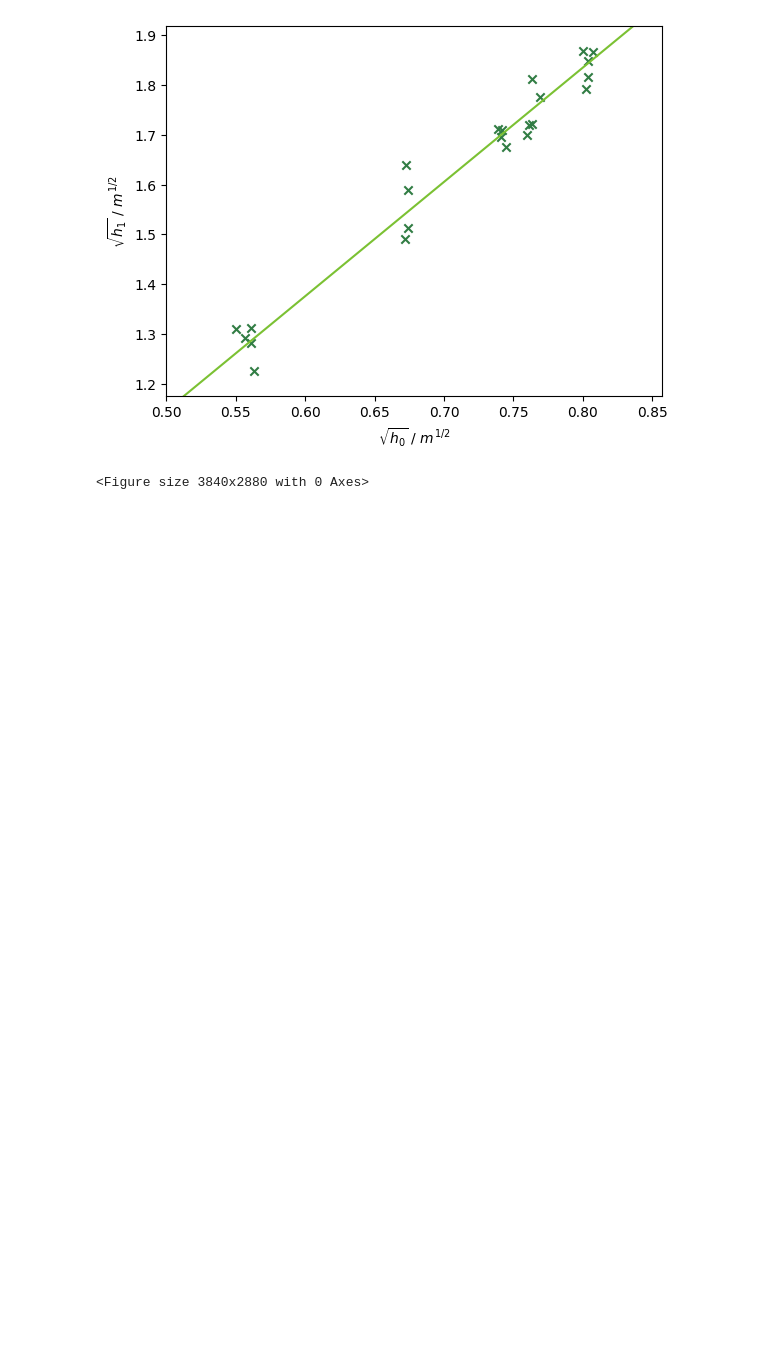
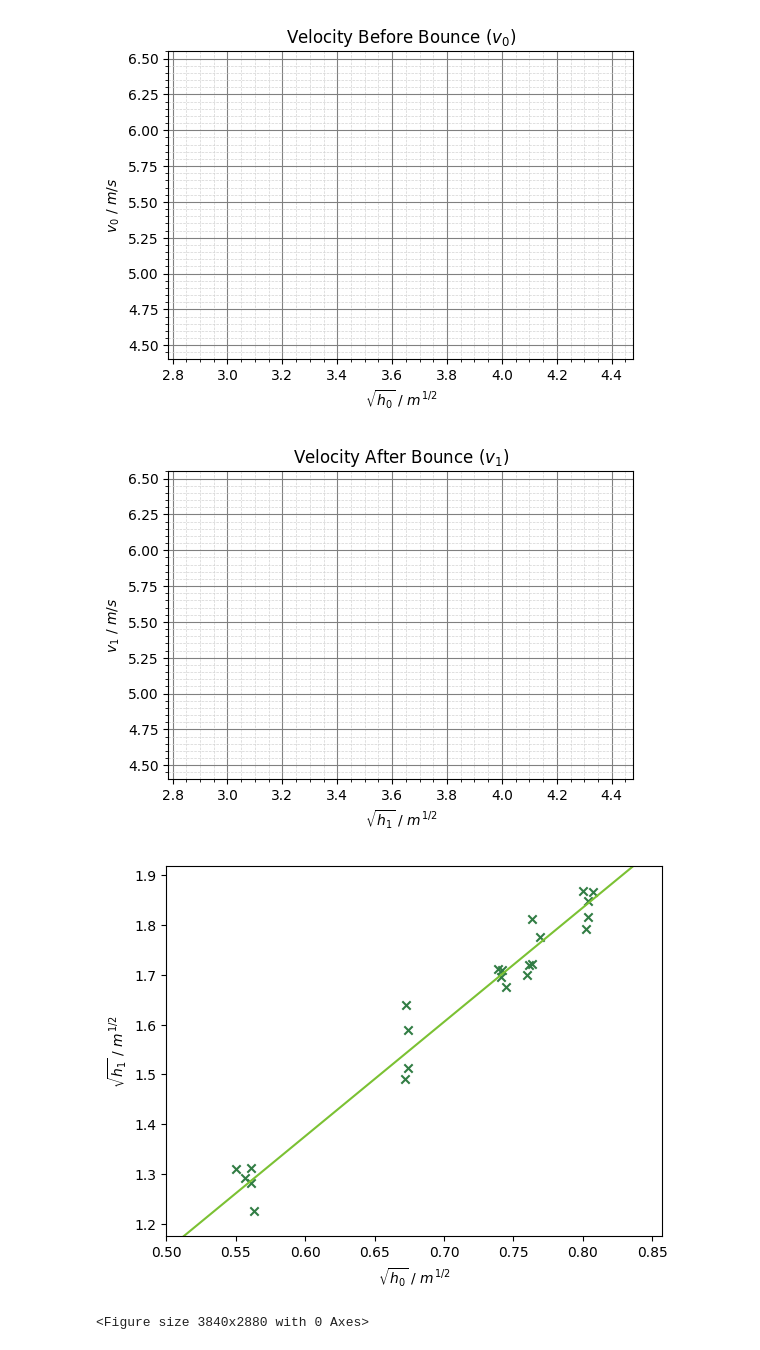
Before and after one commit to Aaryan-Varshney/practical-project-25, a Jupyter notebook: ball_drops.ipynb, the cells around one changed output. Drawn from its saved outputs; the diff is of its cells as text; code cells hidden in the pictures; blank space fills up the shorter version.

Commit message:
ball dropping graphs update

```diff
--- a/ball_drops.ipynb
+++ b/ball_drops.ipynb
@@ -14 +18,54 @@ y = final
+# %%
+g = 9.81
+
+v0 = np.sqrt(2 * g * initial)
+v1 = np.sqrt(2 * g * final)
+
+v0_range = (np.min(v0) - 0.5, np.max(v0) + 0.5)
+v1_range = (np.min(v1) - 0.5, np.max(v1) + 0.5)
+# %%
+# Plot the v0 graph
+plt.figure(figsize=(6, 4))
+plt.scatter(initial, v0, marker='x', color='#317d44')  # Same cross style
+plt.xlabel(r'$\sqrt{h_0}$ / $m^{1/2}$')
+plt.ylabel(r'$v_0$ / $m/s$')
+
+# Calculate trendline for v0
+slope_v0 = np.sum(initial * v0) / np.sum(initial * initial)
+trendline_v0_x = np.linspace(np.min(initial), np.max(initial), 100)
+trendline_v0_y = slope_v0 * trendline_v0_x
+plt.plot(trendline_v0_x, trendline_v0_y, color='#7bc133')
+
+plt.xlim(v0_range)
+plt.ylim(v1_range)
+plt.grid(which='major', color='gray', linestyle='-', linewidth=0.8)
+plt.minorticks_on()
+plt.grid(which='minor', color='lightgray', linestyle='--', linewidth=0.5)
+
+plt.title('Velocity Before Bounce ($v_0$)')
+plt.show()
+
+# Plot the v1 graph
+plt.figure(figsize=(6, 4))
+plt.scatter(final, v1, marker='x', color='#317d44')  # Same cross style
+plt.xlabel(r'$\sqrt{h_1}$ / $m^{1/2}$')
+plt.ylabel(r'$v_1$ / $m/s$')
+
+# Calculate trendline for v1
+slope_v1 = np.sum(final * v1) / np.sum(final * final)
+trendline_v1_x = np.linspace(np.min(final), np.max(final), 100)
+trendline_v1_y = slope_v1 * trendline_v1_x
+plt.plot(trendline_v1_x, trendline_v1_y, color='#7bc133')
+
+plt.xlim(v0_range)
+plt.ylim(v1_range)
+plt.grid(which='major', color='gray', linestyle='-', linewidth=0.8)
+plt.minorticks_on()
+plt.grid(which='minor', color='lightgray', linestyle='--', linewidth=0.5)
+
+plt.title('Velocity After Bounce ($v_1$)')
+plt.show()
+# %% [output]
+[figure, added]
+[figure, added]
 # %%
```
Also changed, not shown: parts of 4 cells of this notebook.
